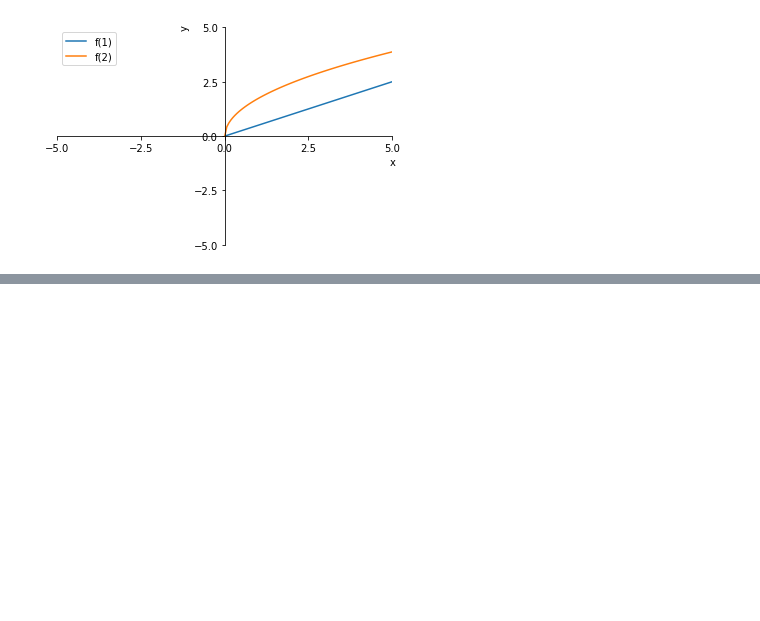
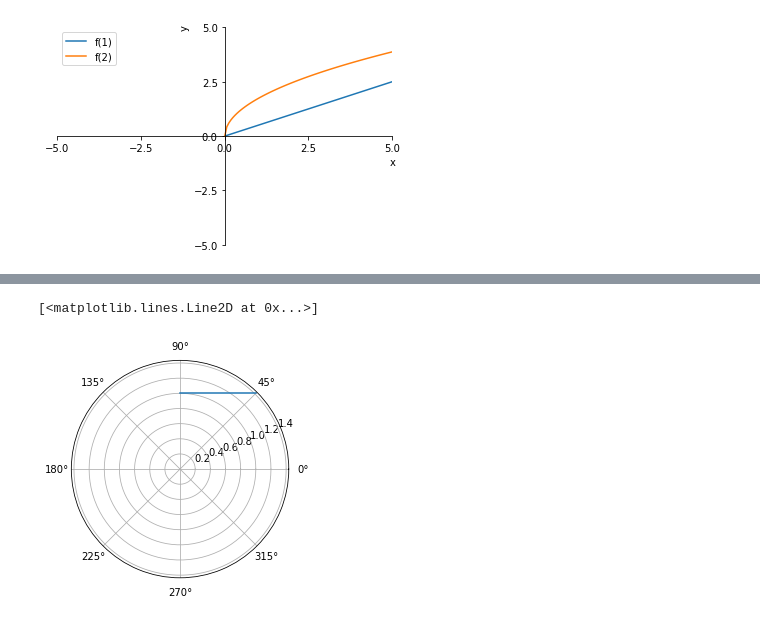
Before and after one commit to Zhurp2020/NLP-from-scratch, a Jupyter notebook: Thomas Calculus/Chapter 15 code.ipynb, the cells around one changed output, grey strips where cells are left out. Cells and saved outputs as stored; diff of their text form; code cells hidden in the pictures; blank space fills up the shorter version.

```diff
--- a/Thomas Calculus/Chapter 15 code.ipynb
+++ b/Thomas Calculus/Chapter 15 code.ipynb
@@ -132,0 +151,9 @@ FunctionPlotter([f,g],3,np.linspace(0,6,101)).PlotMultiFunction()
+# %%
+def f(theta):
+    return 1/np.sin(theta)
+theta = np.linspace(np.pi/4,np.pi/2)
+ax = plt.subplot(projection = 'polar')
+ax.plot(theta,f(theta))
+# %% [output]
+[<matplotlib.lines.Line2D at 0x...>]
+[figure, added]
```
Also changed, not shown: parts of 2 cells of this notebook, 5 other files.
